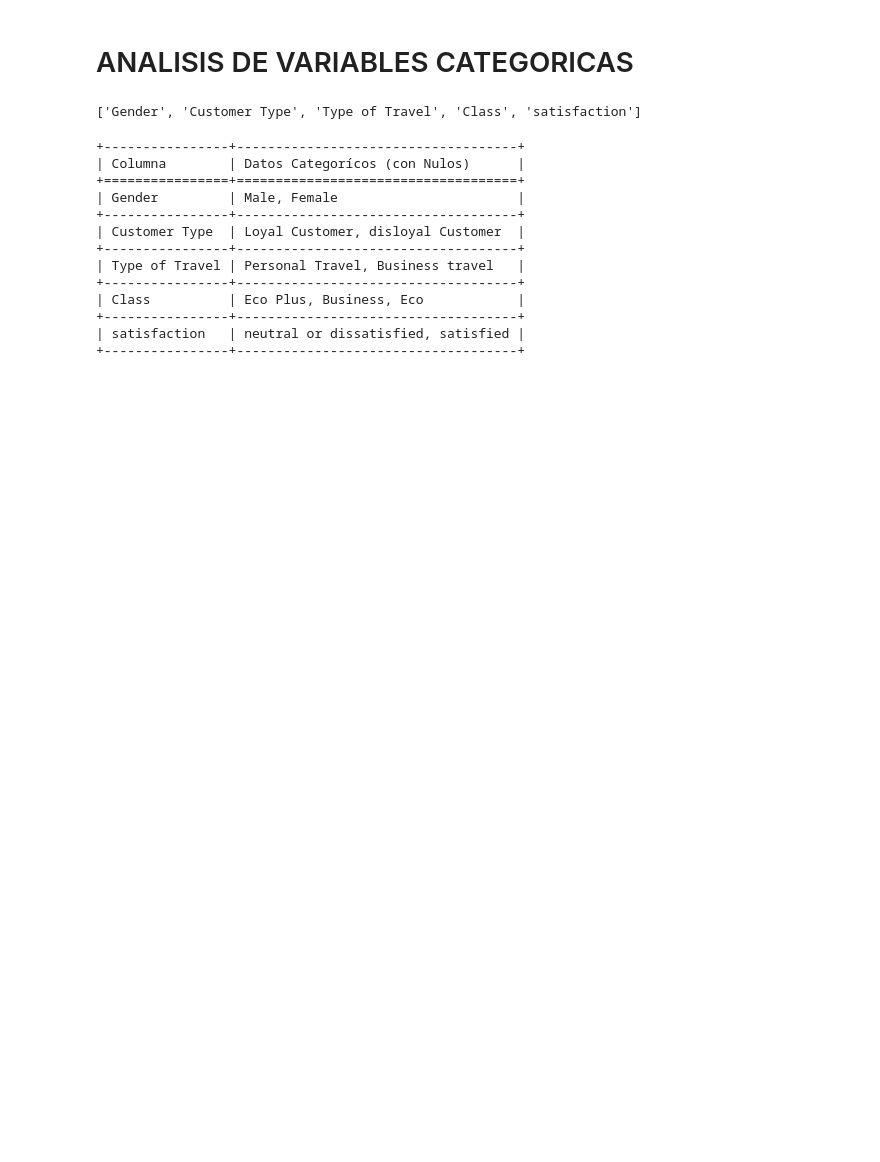
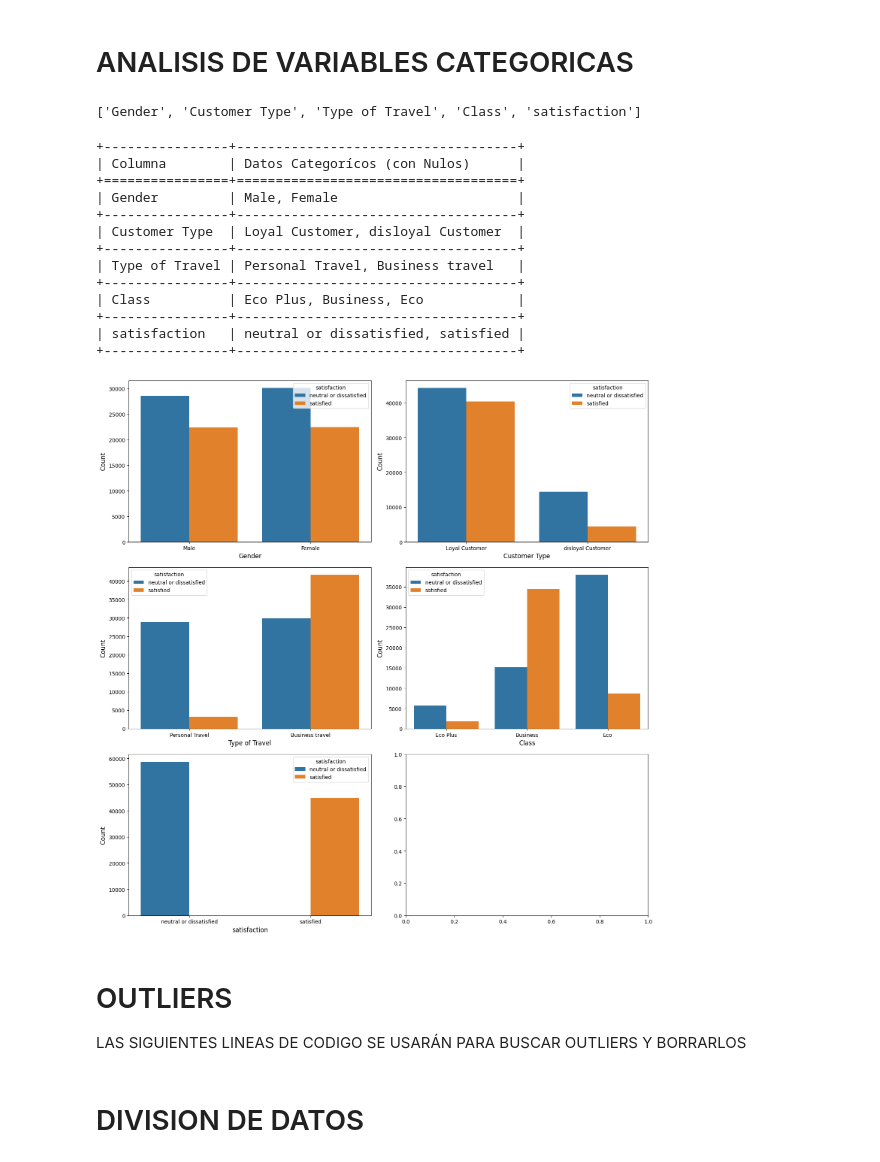
Before and after one commit to AI-School-F5-P2/F5_airlines, a Jupyter notebook: airline_main/main.ipynb, the cells around one changed output. Saved outputs shown, nothing was run; the diff lists cells and outputs as text; code cells hidden in the pictures; blank space fills up the shorter version.

```diff
--- a/airline_main/main.ipynb
+++ b/airline_main/main.ipynb
@@ -215,3 +269,30 @@ print(tabla_formateada)
 +----------------+------------------------------------+
 | satisfaction   | neutral or dissatisfied, satisfied |
 +----------------+------------------------------------+
+# %%
+# Calcula el número de filas y columnas para organizar los subplots
+n_rows, n_cols = math.ceil(len(var_categoricas) / 2), 2
+
+# Crea la figura y los ejes de los subplots
+fig, ax = plt.subplots(nrows=n_rows, ncols=n_cols, figsize=(15, 5 * n_rows))
+i = 0
+
+for var_cat in var_categoricas:
+    row = i // n_cols
+    col = i % n_cols
+    sns.countplot(data=df, x=var_cat, hue="satisfaction", ax=ax[row, col])
+    ax[row, col].set_xlabel(var_cat, fontsize=12)
+    ax[row, col].set_ylabel('Count', fontsize=12)
+    i += 1
+
+# Ajusta la disposición de los subplots
+plt.tight_layout()
+
+# Muestra los gráficos
+plt.show()
+# %% [output]
+[figure, added]
+# %% [markdown]
+# OUTLIERS
+
+LAS SIGUIENTES LINEAS DE CODIGO SE USARÁN PARA BUSCAR OUTLIERS Y BORRARLOS
@@ -217,0 +308,2 @@ print(tabla_formateada)
+# %% [markdown]
+# DIVISION DE DATOS
```
Also changed, not shown: parts of 28 cells of this notebook.
